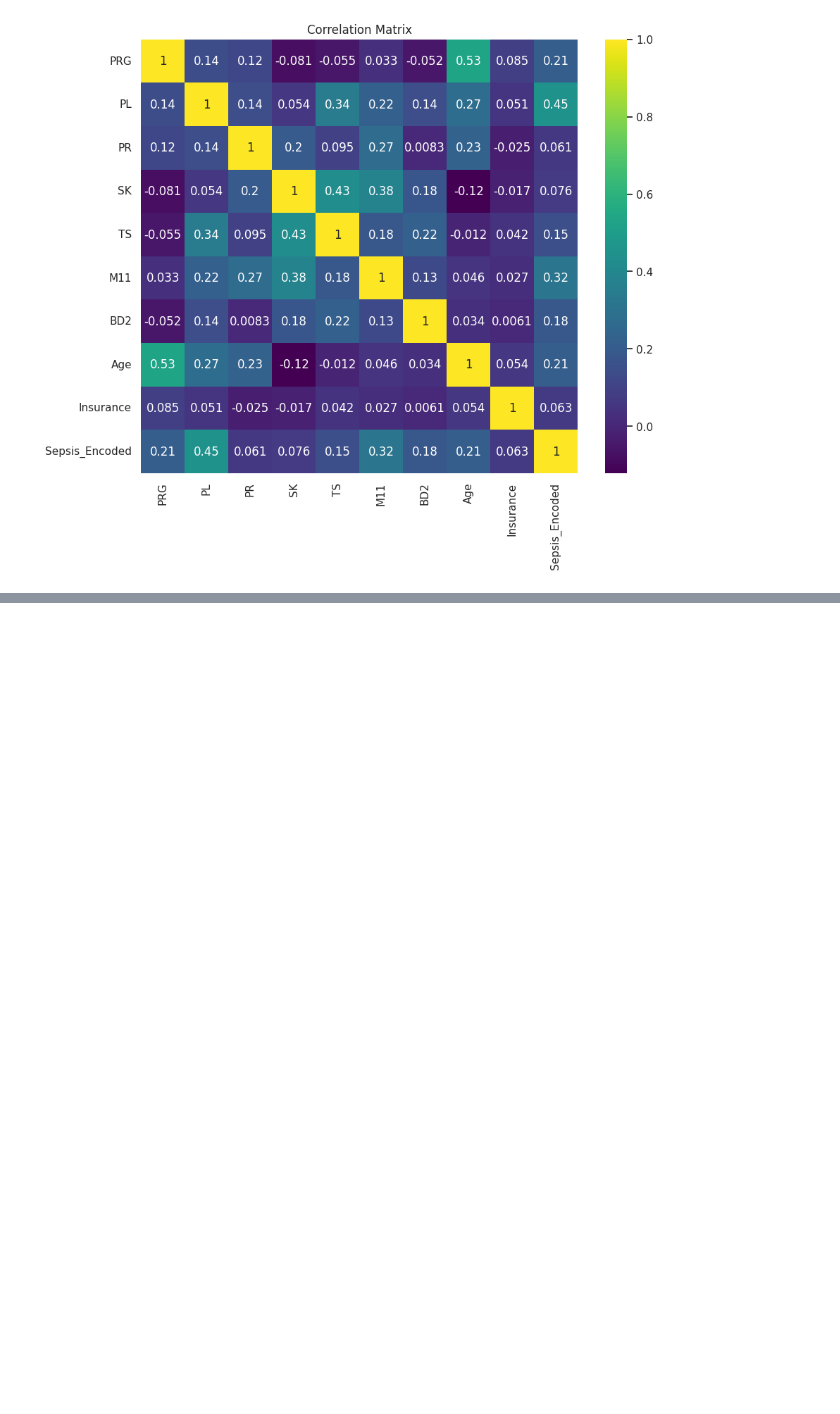
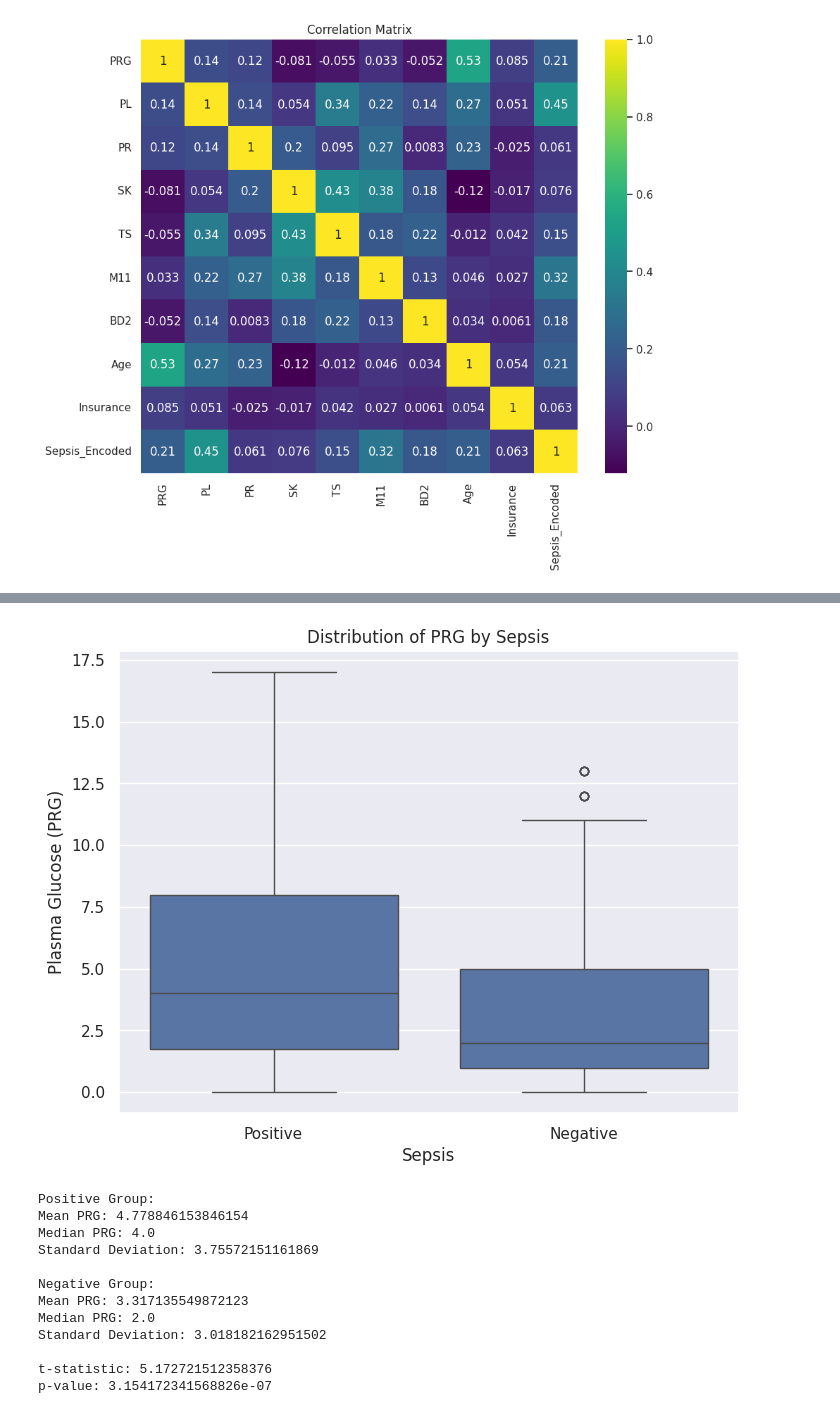
Before and after one commit to dsabljic/Sepsis-Classification, a Jupyter notebook: Sepsis Classification.ipynb, the cells around one changed output, grey strips where cells are left out. Saved outputs shown, nothing was run; the diff lists cells and outputs as text; code cells hidden in the pictures; blank space fills up the shorter version.

```diff
--- a/Sepsis Classification.ipynb
+++ b/Sepsis Classification.ipynb
@@ -393,0 +477,53 @@ sns.pairplot(data=df, vars=numerical_vars, hue='Sepssis');
+# %%
+grouped_data = df.groupby('Sepssis')
+
+positive_group = grouped_data.get_group('Positive')
+negative_group = grouped_data.get_group('Negative')
+# %%
+plt.figure(figsize=(8, 6))
+sns.boxplot(data=df, x='Sepssis', y='PRG')
+plt.xlabel('Sepsis')
+plt.ylabel('Plasma Glucose (PRG)')
+plt.title('Distribution of PRG by Sepsis')
+plt.show()
+
+positive_prg = positive_group['PRG']
+negative_prg = negative_group['PRG']
+
+positive_mean = positive_prg.mean()
+positive_median = positive_prg.median()
+positive_std = positive_prg.std()
+
+negative_mean = negative_prg.mean()
+negative_median = negative_prg.median()
+negative_std = negative_prg.std()
+
+print('Positive Group:')
+print('Mean PRG:', positive_mean)
+print('Median PRG:', positive_median)
+print('Standard Deviation:', positive_std)
+print()
+
+print('Negative Group:')
+print('Mean PRG:', negative_mean)
+print('Median PRG:', negative_median)
+print('Standard Deviation:', negative_std)
+print()
+
+t_statistic, p_value = stats.ttest_ind(positive_prg, negative_prg)
+print('t-statistic:', t_statistic)
+print('p-value:', p_value)
+# %% [output]
+[figure, added]
+Positive Group:
+Mean PRG: 4.778846153846154
+Median PRG: 4.0
+Standard Deviation: 3.75572151161869
+
+Negative Group:
+Mean PRG: 3.317135549872123
+Median PRG: 2.0
+Standard Deviation: 3.018182162951502
+
+t-statistic: 5.172721512358376
+p-value: 3.154172341568826e-07
```
Also changed, not shown: parts of 50 cells of this notebook.
